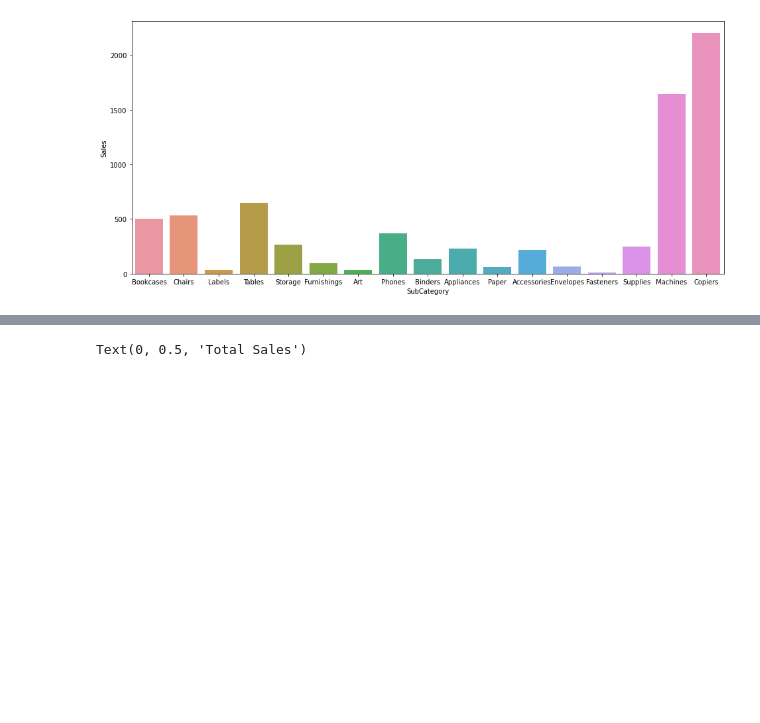
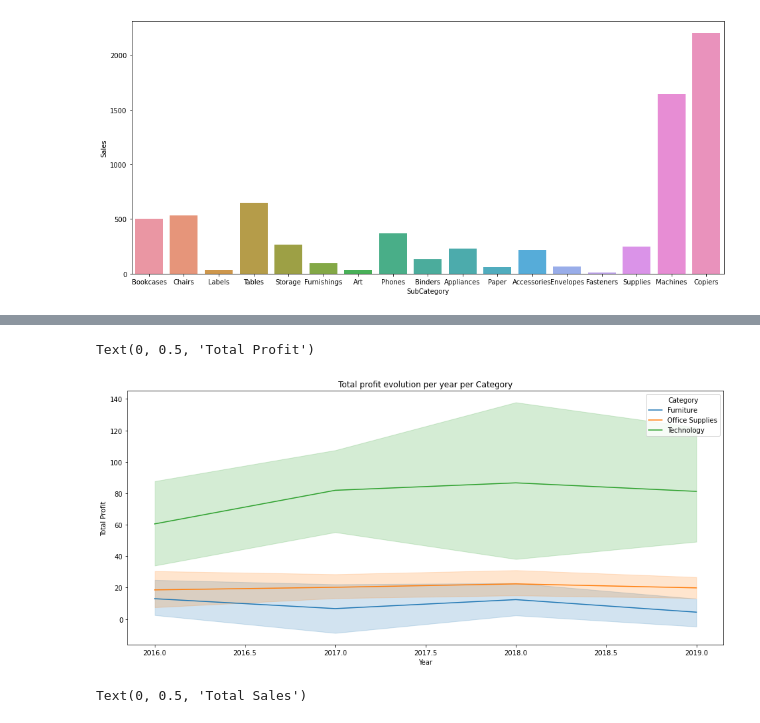
Before and after one commit to juiceHN/d2mpython, a Jupyter notebook: Python_Project.ipynb, the cells around one changed output, grey strips where cells are left out. Cells and saved outputs as stored; diff of their text form; code cells hidden in the pictures; blank space fills up the shorter version.

```diff
--- a/Python_Project.ipynb
+++ b/Python_Project.ipynb
@@ -185,3 +198,13 @@ Text(0, 0.5, 'Total Sales')
+# %%
+#Profit evolution per year per Category
+plt.figure(figsize=(16,7))
+chart=sb.lineplot(data=fhand, x='Order Year', y='Profit', hue='Category')
+chart.set_title('Total profit evolution per year per Category')
+chart.set_xlabel('Year')
+chart.set_ylabel('Total Profit')
+# %% [output]
+Text(0, 0.5, 'Total Profit')
+[figure, added]
 # %%
 #Yearly sales evolution per Category
 by_year_cat_sales = fhand.groupby(['Order Year','Category']).Sales.sum().reset_index()
```
Also changed, not shown: parts of 8 cells of this notebook.
